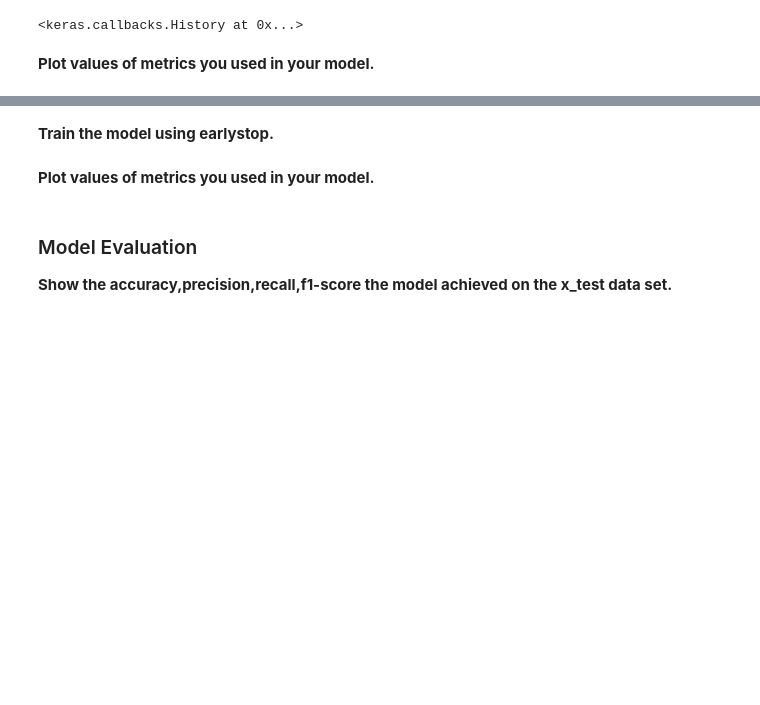
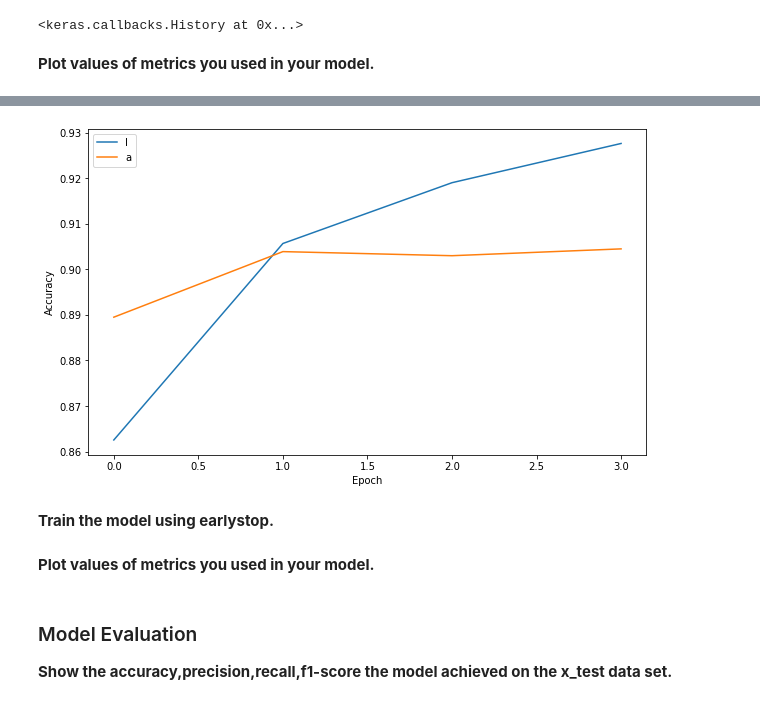
Before and after one commit to yasir5008/DS_-_ITF_Just_Working_Directory, a Jupyter notebook: DL/assingment/Assignment-2 (CNN Image Classification)_Student (1).ipynb, the cells around one changed output, grey strips where cells are left out. Drawn from its saved outputs; the diff is of its cells as text; code cells hidden in the pictures; blank space fills up the shorter version.

```diff
--- a/DL/assingment/Assignment-2 (CNN Image Classification)_Student (1).ipynb
+++ b/DL/assingment/Assignment-2 (CNN Image Classification)_Student (1).ipynb
@@ -272,3 +285,12 @@ Epoch 6/10
+# %%
+plt.figure(figsize=(10,6))
+plt.plot(summary.accuracy)
+plt.plot(summary.val_accuracy)
+plt.ylabel("Accuracy")
+plt.xlabel("Epoch")
+plt.legend('labels');
+# %% [output]
+[figure, added]
 # %% [markdown]
 **Train the model using earlystop.**
 # %% [markdown]
```
Also changed, not shown: parts of 25 cells of this notebook, 1 other file.
